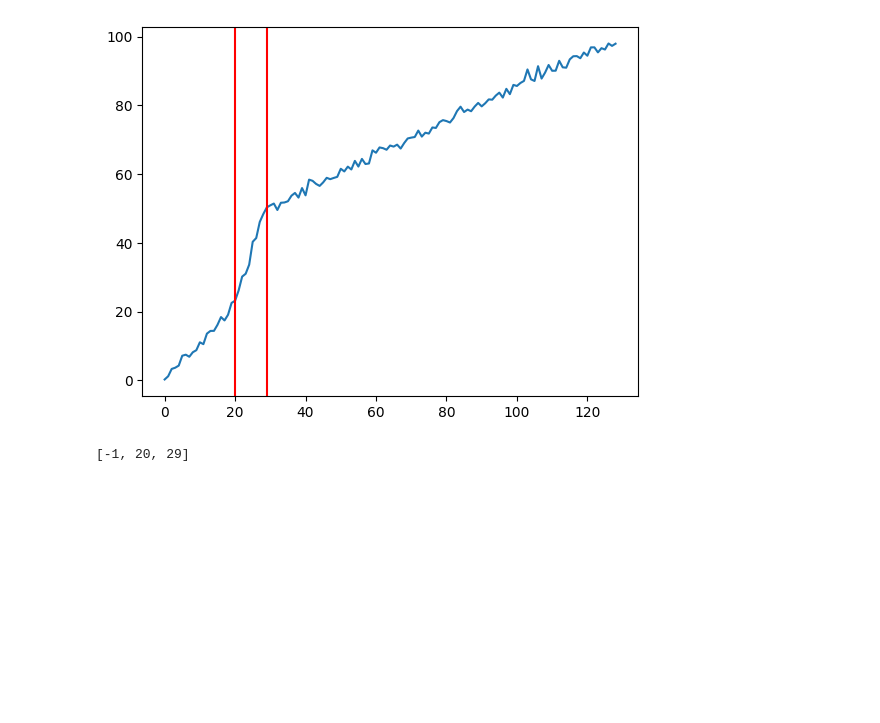
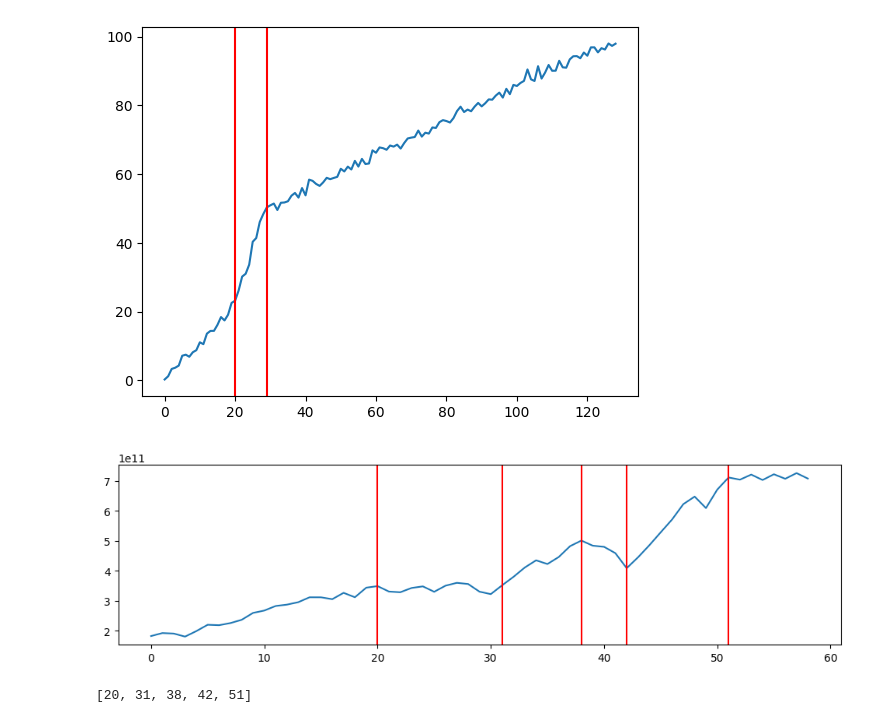
Before and after one commit to QMoayedpour/CPD_MVA, a Jupyter notebook: ntbk/synth_data.ipynb, the cells around one changed output. Cells and saved outputs as stored; diff of their text form; code cells hidden in the pictures; blank space fills up the shorter version.

```diff
--- a/ntbk/synth_data.ipynb
+++ b/ntbk/synth_data.ipynb
@@ -18,7 +18,33 @@ for idx in output[1:]: # On ne prends pas en compte le premier change points (0
     plt.axvline(idx, c="r")
 # %% [output]
 [figure]
+# %%
+import pandas as pd
+
+df = pd.read_csv("../data/gdp.csv", skiprows=4)
+# %%
+df = df[df["Country Name"]=="Argentina"]
+
+columns_years = [col for col in df.columns if col.isdigit()]  # Filtrer les années
+serie_temporelle = df.loc[:, columns_years]  # Extraire les données pour la première ligne
+
+serie = serie_temporelle.reset_index(drop=True).T
+y = serie[0].to_numpy()
+# %%
+h = LogCost(1)
+sigma = serie[0].diff().std()
+beta = 10
+
+detector = CPOP(y, sigma, beta, h)
+output = detector.run()
+output = [x-1 for x in output] # On doit supprimer un indice
+plt.figure(figsize=(12,3))
+plt.plot(y)
+for idx in output[1:]: # On ne prends pas en compte le premier change points (0 par convention)
+    plt.axvline(idx, c="r")
+# %% [output]
+[figure, added]
 # %%
-output
+output[1:]
 # %% [output]
-[-1, 20, 29]
+[20, 31, 38, 42, 51]
```
